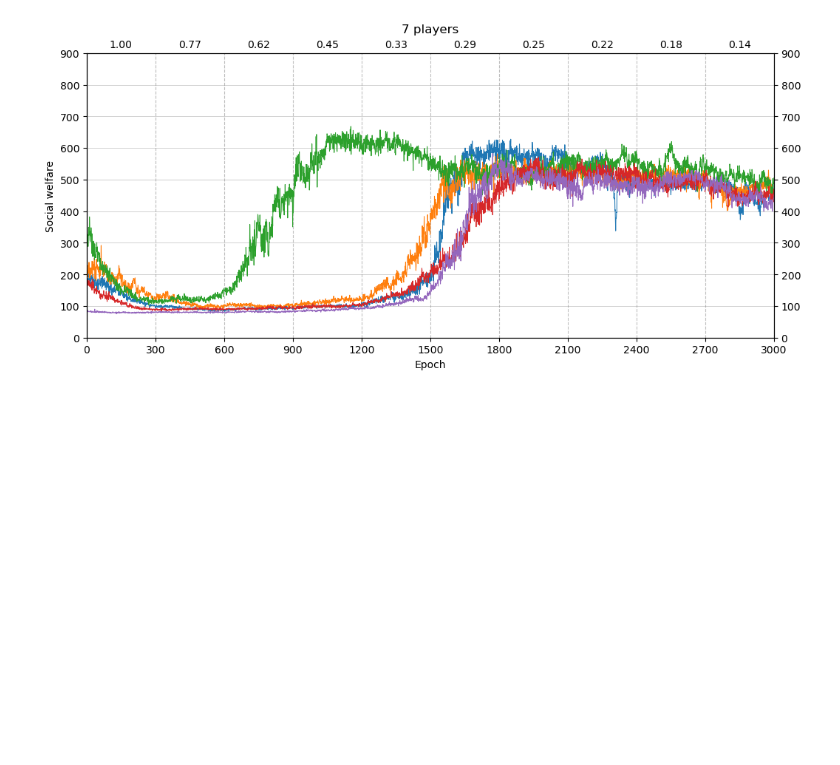
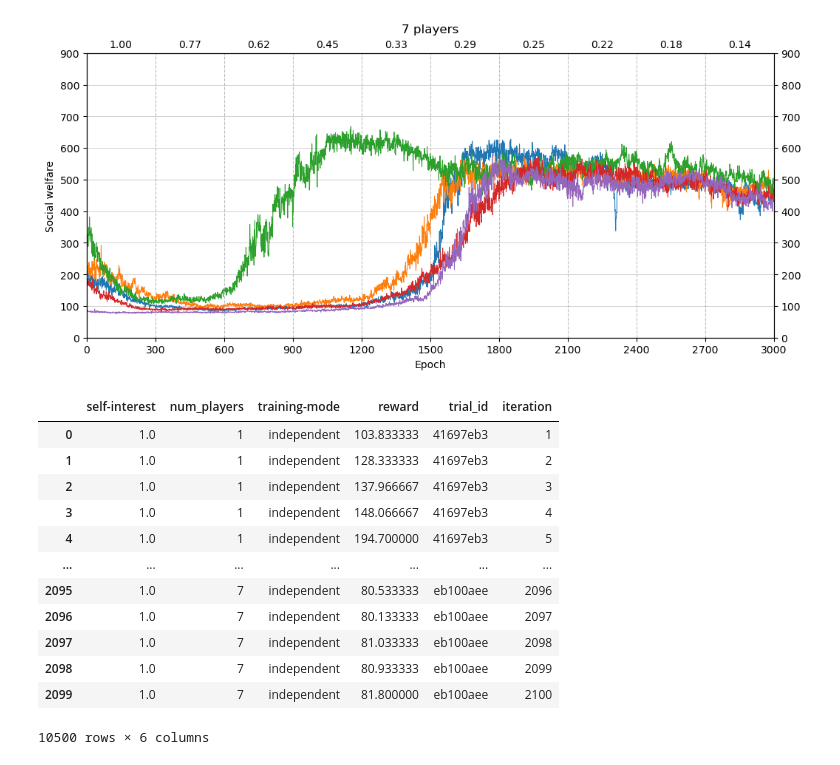
Before and after one commit to willis-richard/meltingpot, a Jupyter notebook: reward_transfer/results_n_players.ipynb, the cells around one changed output. Drawn from its saved outputs; the diff is of its cells as text; code cells hidden in the pictures; blank space fills up the shorter version.

```diff
--- a/reward_transfer/results_n_players.ipynb
+++ b/reward_transfer/results_n_players.ipynb
@@ -120,13 +127,32 @@ def plot_self_interest(df, rolling: bool = False):
 # %%
 n = 7
 independent = True
+rolling = False
+environment = harvest
 
-tids = TRIAL_IDS_ID if independent else TRIAL_IDS_SP
-df = pd.concat([load_df(t, independent=independent, num_players=n) for t in tids])
+tids = environment['TRIAL_IDS_ID'] if independent else environment['TRIAL_IDS_SP']
+df = pd.concat([load_df(t, environment=environment, independent=independent, num_players=n) for t in tids])
 
-fig, ax = plot_self_interest(df)
 
-name = 'independent' if independent else 'self_play'
-fig.savefig(f'self_interest_{name}_{n}', dpi=300, bbox_inches='tight')
+fig, ax = plot_self_interest(df, rolling=rolling)
+
+mode = 'independent' if independent else 'self_play'
+fig.savefig(f'num_players_{mode}_{n}_{environment["name"]}', dpi=300, bbox_inches='tight')
 # %% [output]
 [figure]
+# %%
+df
+# %% [output]
+|  | self-interest | num_players | training-mode | reward | trial_id | iteration |
+| 0 | 1.0 | 1 | independent | 103.833333 | 41697eb3 | 1 |
+| 1 | 1.0 | 1 | independent | 128.333333 | 41697eb3 | 2 |
+| 2 | 1.0 | 1 | independent | 137.966667 | 41697eb3 | 3 |
+| 3 | 1.0 | 1 | independent | 148.066667 | 41697eb3 | 4 |
+| 4 | 1.0 | 1 | independent | 194.700000 | 41697eb3 | 5 |
+| ... | ... | ... | ... | ... | ... | ... |
+| 2095 | 1.0 | 7 | independent | 80.533333 | eb100aee | 2096 |
+| 2096 | 1.0 | 7 | independent | 80.133333 | eb100aee | 2097 |
+| 2097 | 1.0 | 7 | independent | 81.033333 | eb100aee | 2098 |
+| 2098 | 1.0 | 7 | independent | 80.933333 | eb100aee | 2099 |
+| 2099 | 1.0 | 7 | independent | 81.800000 | eb100aee | 2100 |
+10500 rows × 6 columns
```
Also changed, not shown: parts of 3 cells of this notebook, 1 other file.
